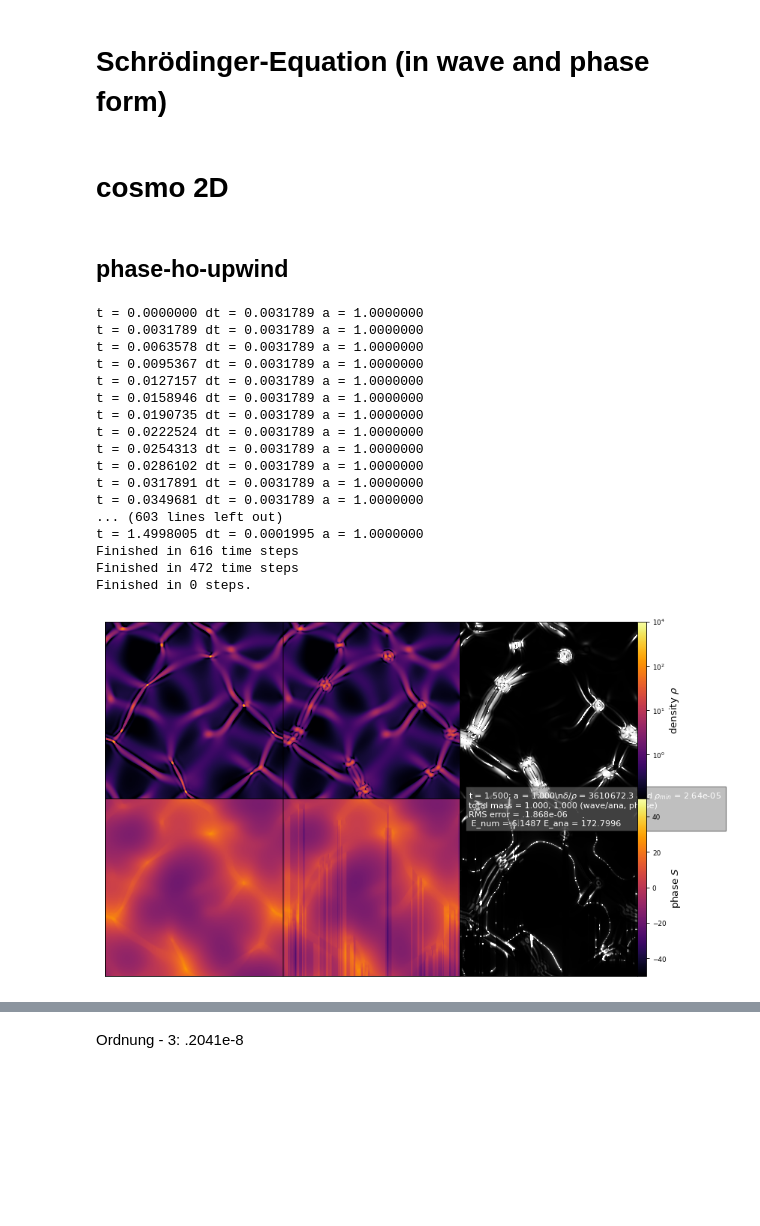
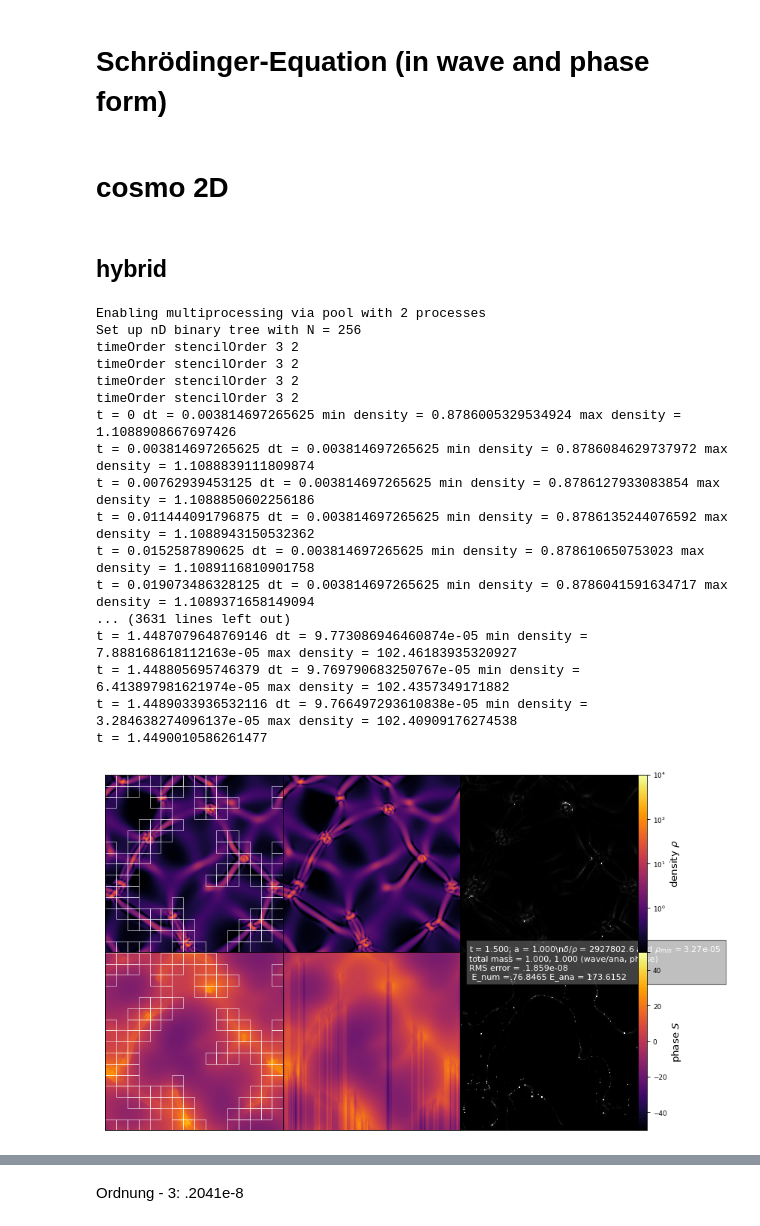
Before and after one commit to KunkelAlexander/fdm-hybrid-scheme, a Jupyter notebook: run_test.ipynb, the cells around one changed output, grey strips where cells are left out. Cells and saved outputs as stored; diff of their text form; code cells hidden in the pictures; blank space fills up the shorter version.

Commit message:
Update hybrid scheme to use third order RK

```diff
--- a/run_test.ipynb
+++ b/run_test.ipynb
@@ -4,46 +4,46 @@
 %run src/sps_test_suite.py
 # %%
 def extraConfig(c):
-    c["nThreads"] = 1
+    c["nThreads"] = 2
     c["resolution"] = 256
     #c["phaseYlim"] = [-100, 100]
     c["dpi"] = 80
     c["fps"] = 1
     c["slowDown"] = 10
     c["tEnd"] = 1.5
     c["outputTimestep"] = True
-    c["stencilOrder"] = 2
-    c["timeOrder"] = 4
-    c["C_parabolic"] = 1/6 * 2
+    c["stencilOrder"] = 4
+    c["timeOrder"] = 3
+    c["C_parabolic"] = .4
     c["C_velocity"] = 1
     c["plotDensityLogarithm"] = True
     c["densityYlim"] = [0, 1]
     c["gravity"] = 1
     c["domainSize"] = 25
     c["plotDebug"] = True
 
-runTest(test_name="cosmo 2D", scheme_name="phase-ho-upwind", useWaveSolver = True, extraConfig=extraConfig)
+runTest(test_name="cosmo 2D", scheme_name="hybrid", useWaveSolver = True, extraConfig=extraConfig)
 #runTest(test_name="quasi-shock", scheme_name="phase-ho-upwind_albada")
 #runTest(test_name="periodic gaussian wave packet", scheme_name="phase-ho-upwind_albada", createAnimation=True)
 #runTest(test_name="wave packet collision", scheme_name="phase-ho-upwind_mc", createAnimation=True)#, useWaveSolver=True)
 # %% [output]
 # cosmo 2D
-## phase-ho-upwind
+## hybrid
-t = 0.0000000 dt = 0.0031789 a = 1.0000000
-t = 0.0031789 dt = 0.0031789 a = 1.0000000
-t = 0.0063578 dt = 0.0031789 a = 1.0000000
-t = 0.0095367 dt = 0.0031789 a = 1.0000000
-t = 0.0127157 dt = 0.0031789 a = 1.0000000
-t = 0.0158946 dt = 0.0031789 a = 1.0000000
-t = 0.0190735 dt = 0.0031789 a = 1.0000000
-t = 0.0222524 dt = 0.0031789 a = 1.0000000
-t = 0.0254313 dt = 0.0031789 a = 1.0000000
-t = 0.0286102 dt = 0.0031789 a = 1.0000000
-t = 0.0317891 dt = 0.0031789 a = 1.0000000
-t = 0.0349681 dt = 0.0031789 a = 1.0000000
-... (603 lines left out)
-t = 1.4998005 dt = 0.0001995 a = 1.0000000
-Finished in 616 time steps
-Finished in 472 time steps
-Finished in 0 steps.
+Enabling multiprocessing via pool with 2 processes
+Set up nD binary tree with N = 256
+timeOrder stencilOrder 3 2
+timeOrder stencilOrder 3 2
+timeOrder stencilOrder 3 2
+timeOrder stencilOrder 3 2
+t = 0 dt = 0.003814697265625 min density = 0.8786005329534924 max density = 1.1088908667697426
+t = 0.003814697265625 dt = 0.003814697265625 min density = 0.8786084629737972 max density = 1.1088839111809874
+t = 0.00762939453125 dt = 0.003814697265625 min density = 0.8786127933083854 max density = 1.1088850602256186
+t = 0.011444091796875 dt = 0.003814697265625 min density = 0.8786135244076592 max density = 1.1088943150532362
+t = 0.0152587890625 dt = 0.003814697265625 min density = 0.878610650753023 max density = 1.1089116810901758
+t = 0.019073486328125 dt = 0.003814697265625 min density = 0.8786041591634717 max density = 1.1089371658149094
+... (3631 lines left out)
+t = 1.4487079648769146 dt = 9.773086946460874e-05 min density = 7.888168618112163e-05 max density = 102.46183935320927
+t = 1.448805695746379 dt = 9.769790683250767e-05 min density = 6.413897981621974e-05 max density = 102.4357349171882
+t = 1.4489033936532116 dt = 9.766497293610838e-05 min density = 3.284638274096137e-05 max density = 102.40909176274538
+t = 1.4490010586261477
-[figure, old version]
+[figure, new version]
```
Also changed, not shown: parts of 1 cell of this notebook, 3 other files.
